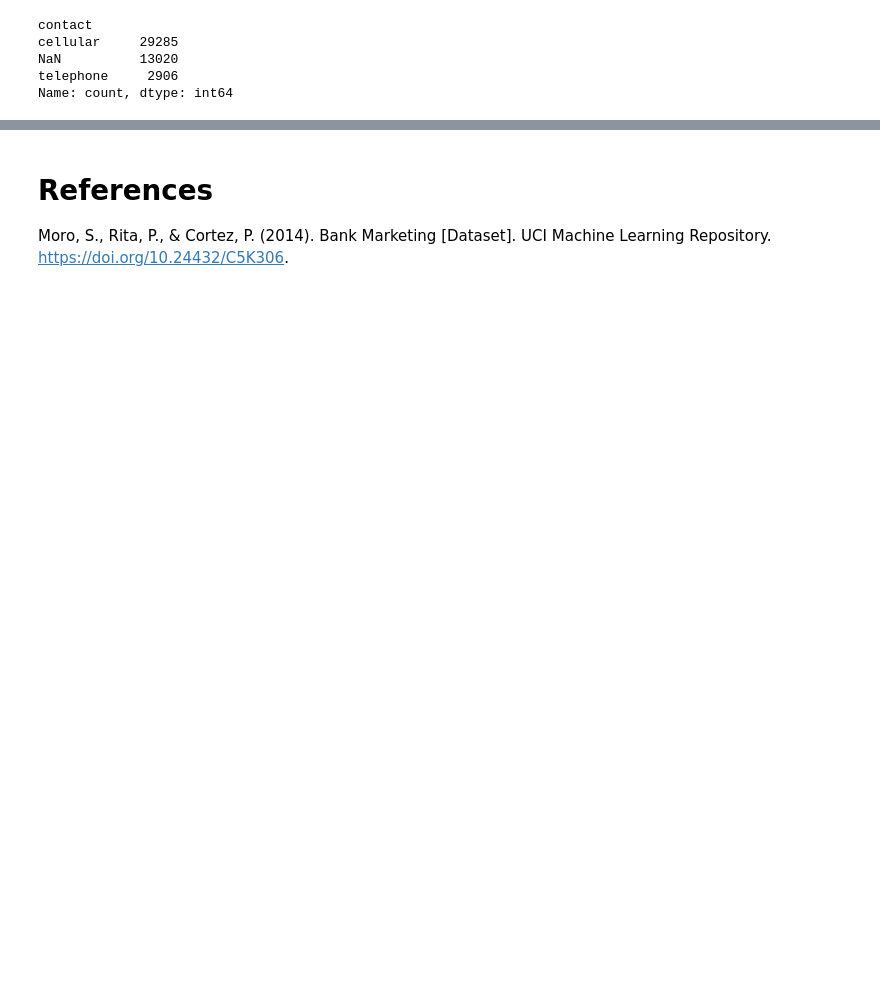
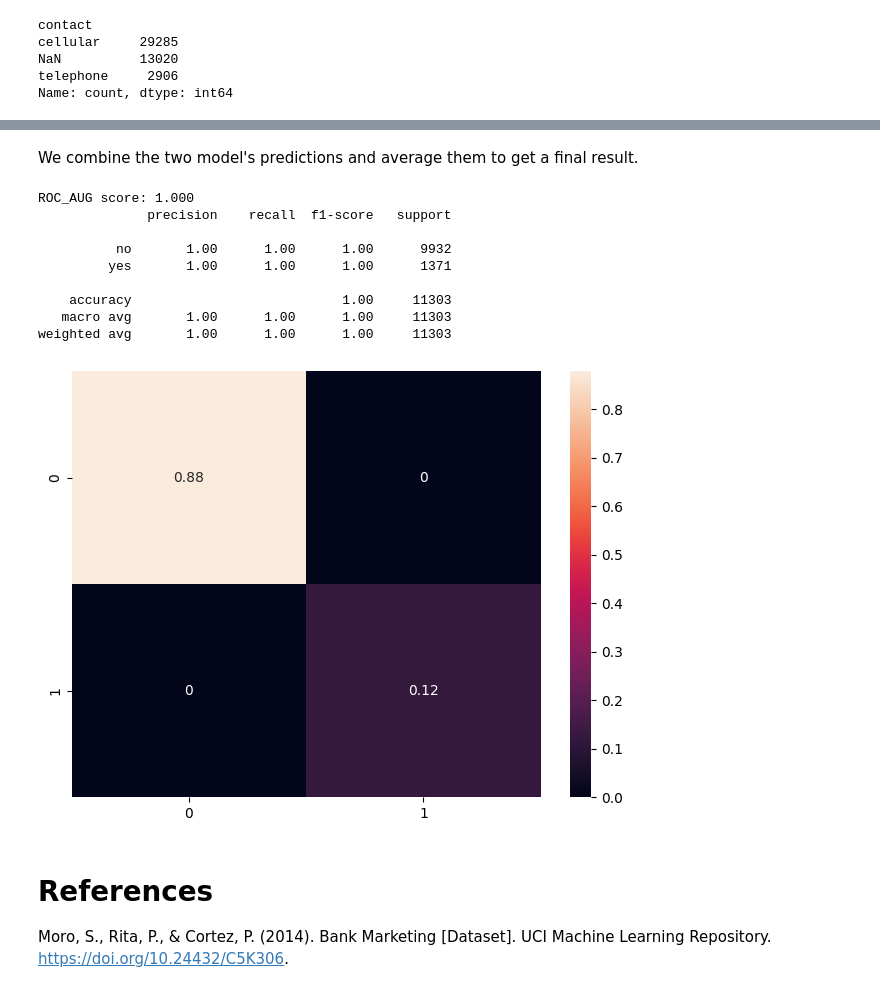
Before and after one commit to josuesandoval-beep/Final-Project-Bank-Marketing, a Jupyter notebook: Final_Project_Bank_Marketing.ipynb, the cells around one changed output, grey strips where cells are left out. Drawn from its saved outputs; the diff is of its cells as text; code cells hidden in the pictures; blank space fills up the shorter version.

```diff
--- a/Final_Project_Bank_Marketing.ipynb
+++ b/Final_Project_Bank_Marketing.ipynb
@@ -251,3 +365,36 @@ TODO:
+# %% [markdown]
+We combine the two model's predictions and average them to get a final result.
+# %%
+# Get probability predictions (classification)
+proba_num = logreg.predict_proba(X_test_scaled)[:, 1]   # prob of class 1
+proba_cat = pipe_cnb.predict_proba(X2_test)[:, 1]
+
+# Simple equal-weight average of the two proabilities
+final_proba = (proba_num + proba_cat) / 2.0
+final_pred  = np.where(final_proba >= 0.5, 'yes', 'no')
+
+#get relavent metrics for ensemble of the two models
+roc_score_ens = metrics.roc_auc_score(y_test, final_proba)
+cla_rep_ens = metrics.classification_report(y_test, final_pred )
+cnf_matrix_ens = metrics.confusion_matrix(y_test, final_pred ,normalize='all')
+
+#display metric results
+print(f'ROC_AUG score: {roc_score_ens :.3f}')
+print(cla_rep_ens)
+sns.heatmap(pd.DataFrame(cnf_matrix_ens), annot=True )
+plt.tight_layout()
+plt.show()
+# %% [output]
+ROC_AUG score: 1.000
+              precision    recall  f1-score   support
+
+          no       1.00      1.00      1.00      9932
+         yes       1.00      1.00      1.00      1371
+
+    accuracy                           1.00     11303
+   macro avg       1.00      1.00      1.00     11303
+weighted avg       1.00      1.00      1.00     11303
+[figure, added]
 # %% [markdown]
 # References
 Moro, S., Rita, P., & Cortez, P. (2014). Bank Marketing [Dataset]. UCI Machine Learning Repository. https://doi.org/10.24432/C5K306.
```
Also changed, not shown: parts of 15 cells of this notebook.
